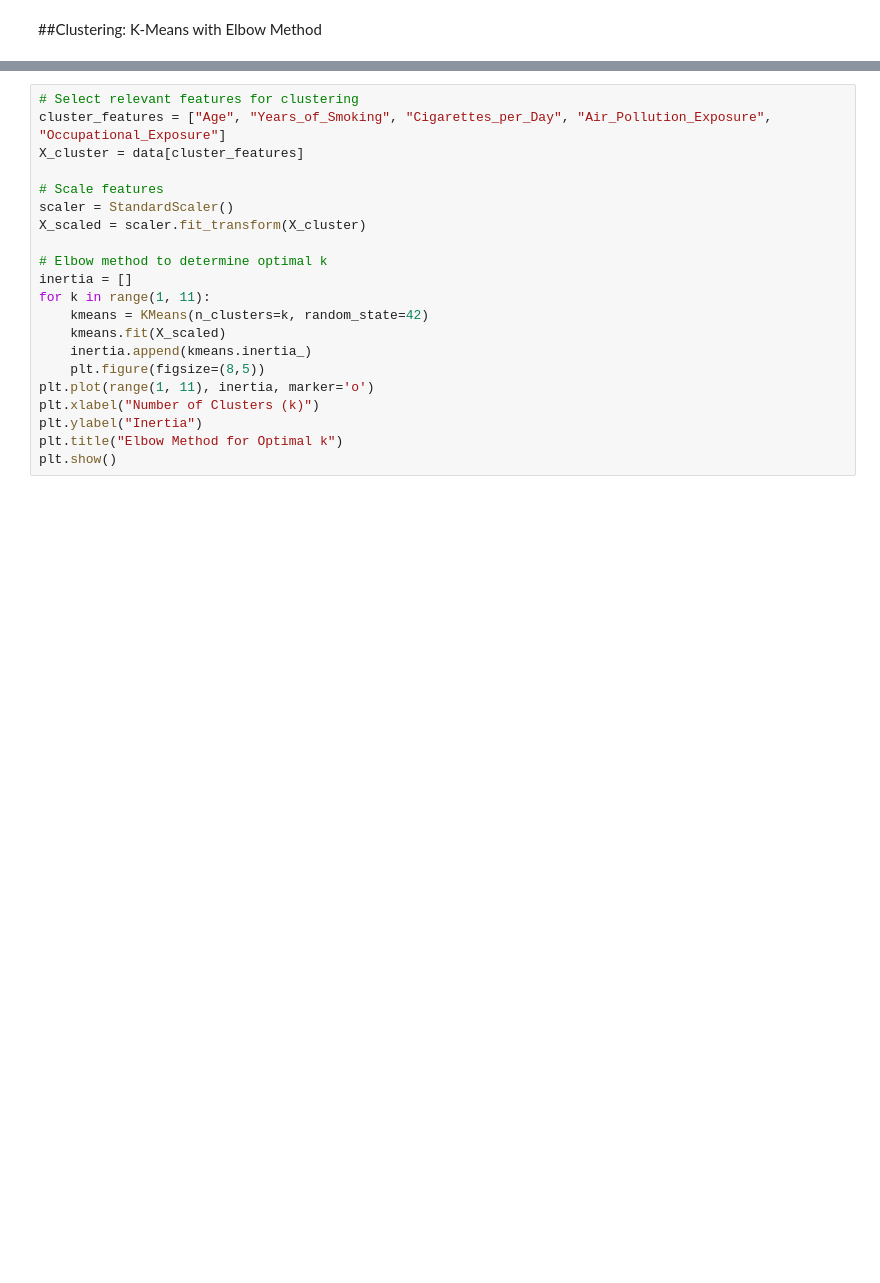
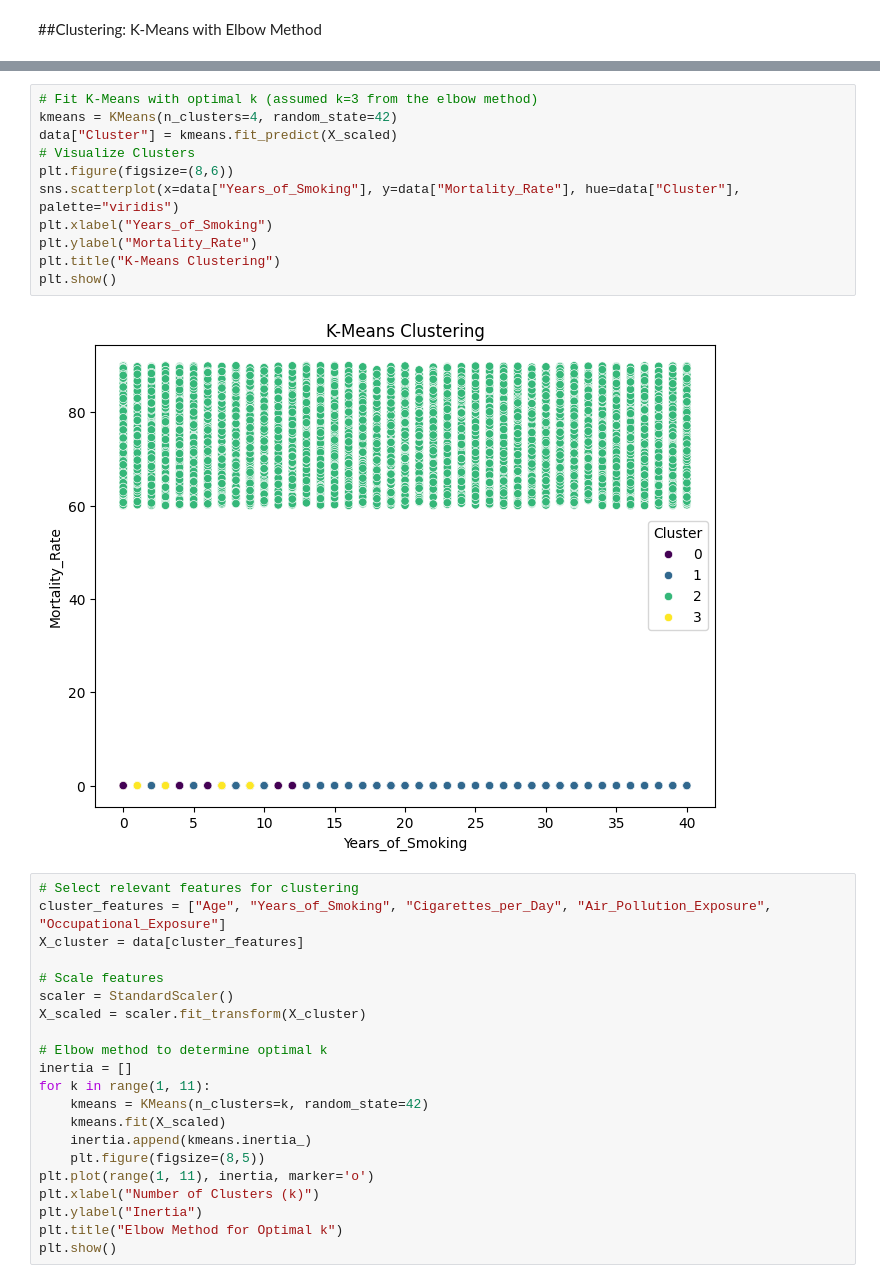
Before and after one commit to sowmyarshetty/Project2-AI-Class, a Jupyter notebook: Project2_AI_LungCancer.ipynb, the cells around one changed output, grey strips where cells are left out. Cells and saved outputs as stored; diff of their text form; blank space fills up the shorter version.

```diff
--- a/Project2_AI_LungCancer.ipynb
+++ b/Project2_AI_LungCancer.ipynb
@@ -322,3 +391,16 @@ However, without knowing the standard deviation of Survival_Years, it’s hard t
+# %%
+# Fit K-Means with optimal k (assumed k=3 from the elbow method)
+kmeans = KMeans(n_clusters=4, random_state=42)
+data["Cluster"] = kmeans.fit_predict(X_scaled)
+# Visualize Clusters
+plt.figure(figsize=(8,6))
+sns.scatterplot(x=data["Years_of_Smoking"], y=data["Mortality_Rate"], hue=data["Cluster"], palette="viridis")
+plt.xlabel("Years_of_Smoking")
+plt.ylabel("Mortality_Rate")
+plt.title("K-Means Clustering")
+plt.show()
+# %% [output]
+[figure, added]
 # %%
 # Select relevant features for clustering
 cluster_features = ["Age", "Years_of_Smoking", "Cigarettes_per_Day", "Air_Pollution_Exposure", "Occupational_Exposure"]
```
Also changed, not shown: parts of 7 cells of this notebook.
